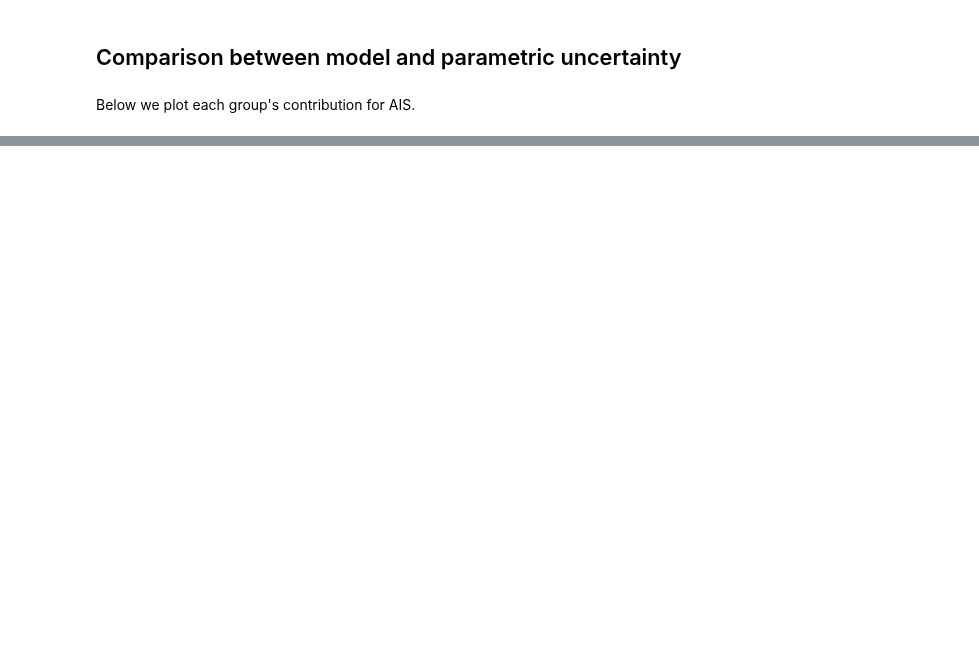
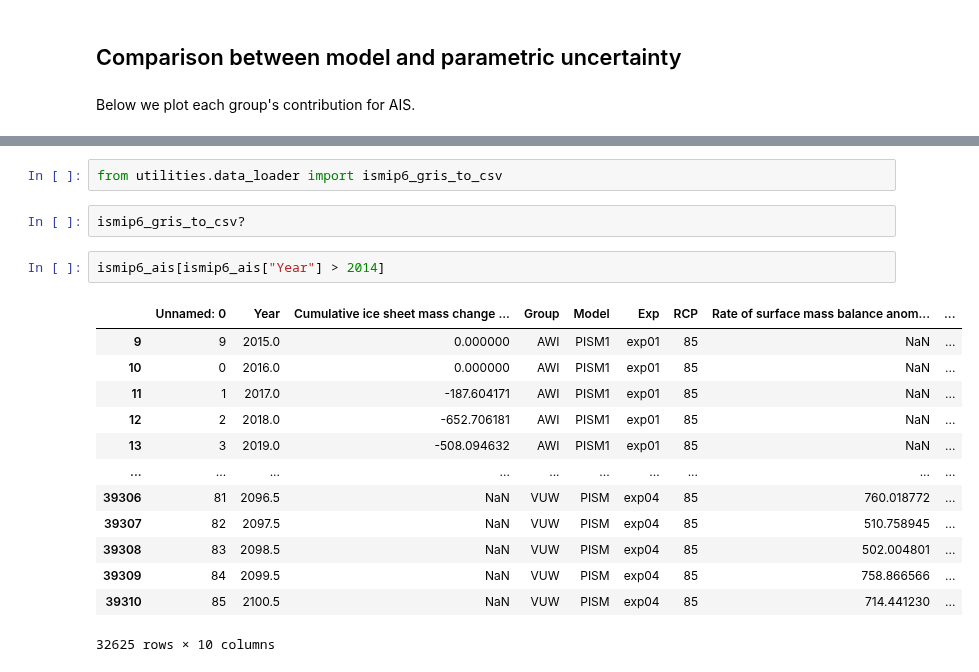
Before and after one commit to aaschwanden/ismip6-ipcc, a Jupyter notebook: analyze_slr_predictions.ipynb, the cells around one changed output, grey strips where cells are left out. Drawn from its saved outputs; the diff is of its cells as text; blank space fills up the shorter version.

```diff
--- a/analyze_slr_predictions.ipynb
+++ b/analyze_slr_predictions.ipynb
@@ -270,0 +283,20 @@ for ice_sheet in ["AIS"]:
+# %%
+from utilities.data_loader import ismip6_gris_to_csv
+# %%
+ismip6_gris_to_csv?
+# %%
+ismip6_ais[ismip6_ais["Year"] > 2014]
+# %% [output]
+|  | Unnamed: 0 | Year | Cumulative ice sheet mass change ... | Group | Model | Exp | RCP | Rate of surface mass balance anom... | ... |
+| 9 | 9 | 2015.0 | 0.000000 | AWI | PISM1 | exp01 | 85 | NaN | ... |
+| 10 | 0 | 2016.0 | 0.000000 | AWI | PISM1 | exp01 | 85 | NaN | ... |
+| 11 | 1 | 2017.0 | -187.604171 | AWI | PISM1 | exp01 | 85 | NaN | ... |
+| 12 | 2 | 2018.0 | -652.706181 | AWI | PISM1 | exp01 | 85 | NaN | ... |
+| 13 | 3 | 2019.0 | -508.094632 | AWI | PISM1 | exp01 | 85 | NaN | ... |
+| ... | ... | ... | ... | ... | ... | ... | ... | ... | ... |
+| 39306 | 81 | 2096.5 | NaN | VUW | PISM | exp04 | 85 | 760.018772 | ... |
+| 39307 | 82 | 2097.5 | NaN | VUW | PISM | exp04 | 85 | 510.758945 | ... |
+| 39308 | 83 | 2098.5 | NaN | VUW | PISM | exp04 | 85 | 502.004801 | ... |
+| 39309 | 84 | 2099.5 | NaN | VUW | PISM | exp04 | 85 | 758.866566 | ... |
+| 39310 | 85 | 2100.5 | NaN | VUW | PISM | exp04 | 85 | 714.441230 | ... |
+32625 rows × 10 columns
```
Also changed, not shown: parts of 4 cells of this notebook, 1 other file.
